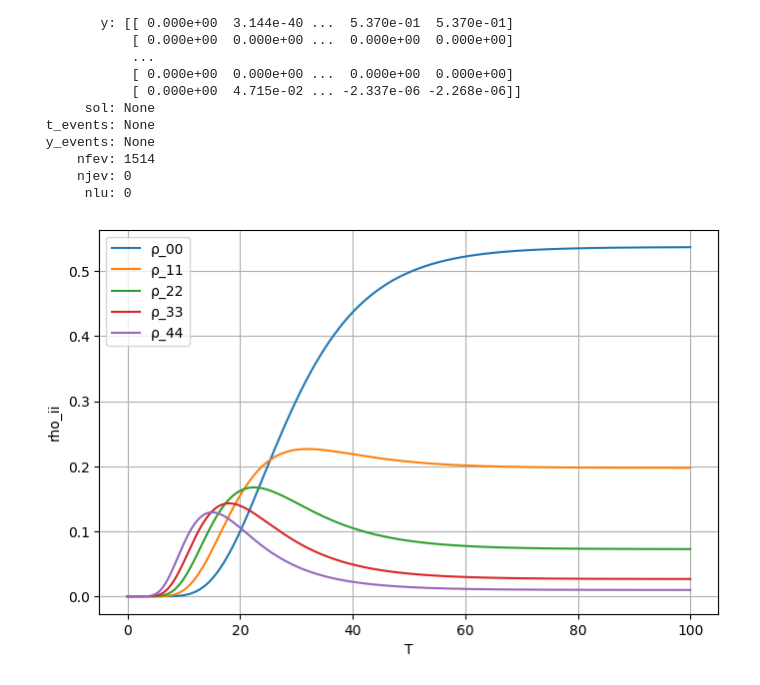
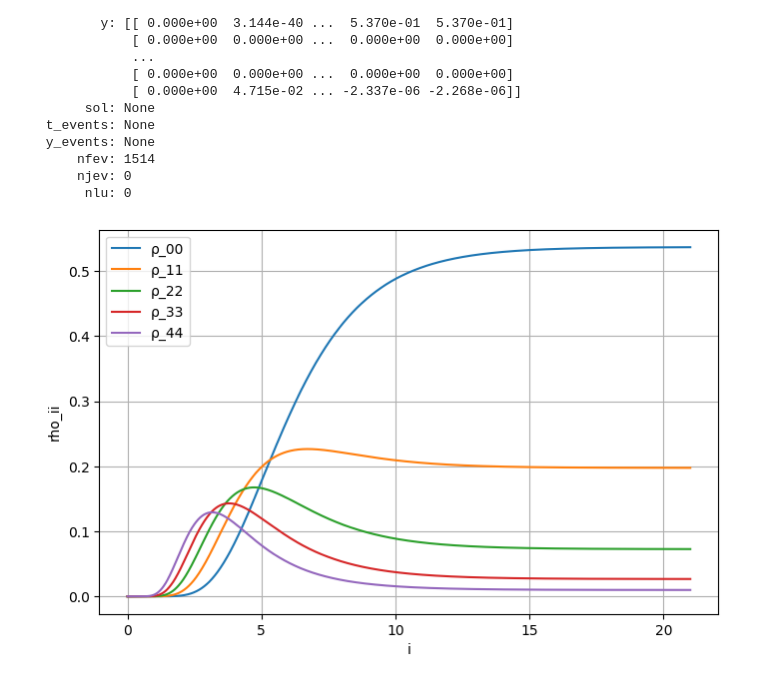
Before and after one commit to Nikralet/General, a Jupyter notebook: Уравнение_Лимбланда.ipynb, the cells around one changed output. Saved outputs shown, nothing was run; the diff lists cells and outputs as text; code cells hidden in the pictures.

```diff
--- a/Уравнение_Лимбланда.ipynb
+++ b/Уравнение_Лимбланда.ipynb
@@ -118,15 +118,16 @@ for i in range(N):
     idx = i * N + i           # позиция элемента (i,i) в плоском векторе
     pop_i = sol.y[idx, :]
     populations.append(np.real(pop_i))
+I = np.linspace(0, N, 2000)
 # %%
 # Построение графика
 plt.figure(figsize=(8, 5))
 for i in range(min(5, N)):
-    plt.plot(sol.t, populations[i], label=f'ρ_{i}{i}')
-plt.xlabel('T')
+    plt.plot(I, populations[i], label=f'ρ_{i}{i}')
+plt.xlabel('i')
 plt.ylabel('rho_ii')
 plt.legend()
 plt.grid(True)
 plt.show()
 # %% [output]
-[figure, old version]
+[figure, new version]
```
